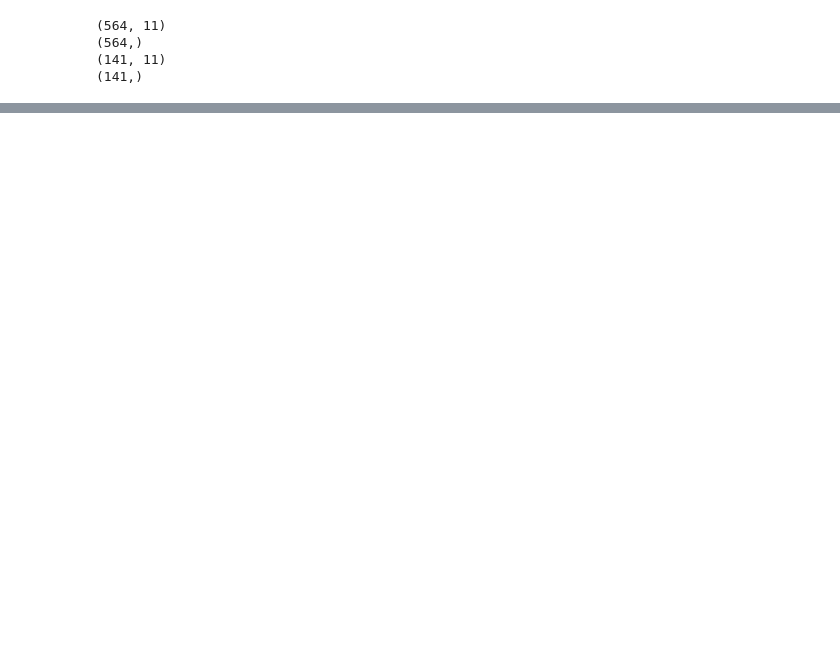
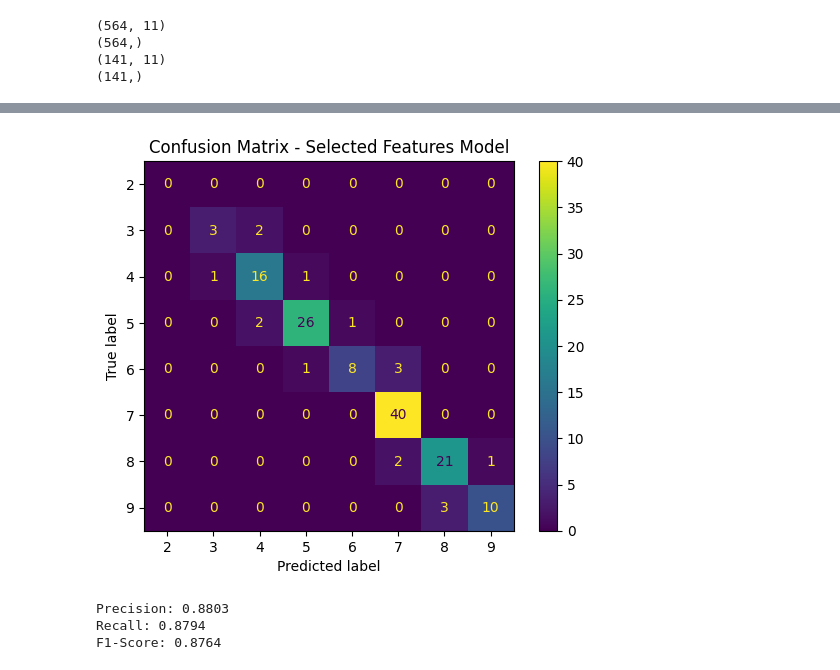
Before and after one commit to leonnmarcoo/CCMACLRL_COM232_PROJECT, a Jupyter notebook: Model Training/knn.ipynb, the cells around one changed output, grey strips where cells are left out. Cells and saved outputs as stored; diff of their text form; code cells hidden in the pictures; blank space fills up the shorter version.

```diff
--- a/Model Training/knn.ipynb
+++ b/Model Training/knn.ipynb
@@ -65,0 +84,5 @@ disp.plot()
+# %%
+X_train_selected, X_test_selected, y_train_selected, y_test_selected = train_test_split(X_selected,
+                                                                                        y_selected,
+                                                                                        test_size=0.2,
+                                                                                        random_state=5)
@@ -65,0 +99,2 @@ disp.plot()
+# %%
+knn_selected = KNeighborsClassifier(n_neighbors=5)
@@ -65,0 +105,2 @@ disp.plot()
+# %%
+y_pred_selected = knn_selected.predict(X_test_selected)
@@ -65,0 +114,22 @@ disp.plot()
+# %%
+conf_matrix_selected = confusion_matrix(y_test_selected, y_pred_selected, labels=knn_selected.classes_)
+
+disp_selected = ConfusionMatrixDisplay(confusion_matrix=conf_matrix_selected,
+                                       display_labels=knn_selected.classes_)
+disp_selected.plot()
+plt.title('Confusion Matrix - Selected Features Model')
+plt.show()
+# %% [output]
+[figure, added]
+# %%
+precision = precision_score(y_test_selected, y_pred_selected, average='weighted')
+recall = recall_score(y_test_selected, y_pred_selected, average='weighted')
+f1 = f1_score(y_test_selected, y_pred_selected, average='weighted')
+
+print(f"Precision: {precision:.4f}")
+print(f"Recall: {recall:.4f}")
+print(f"F1-Score: {f1:.4f}")
+# %% [output]
+Precision: 0.8803
+Recall: 0.8794
+F1-Score: 0.8764
```
Also changed, not shown: parts of 17 cells of this notebook.
